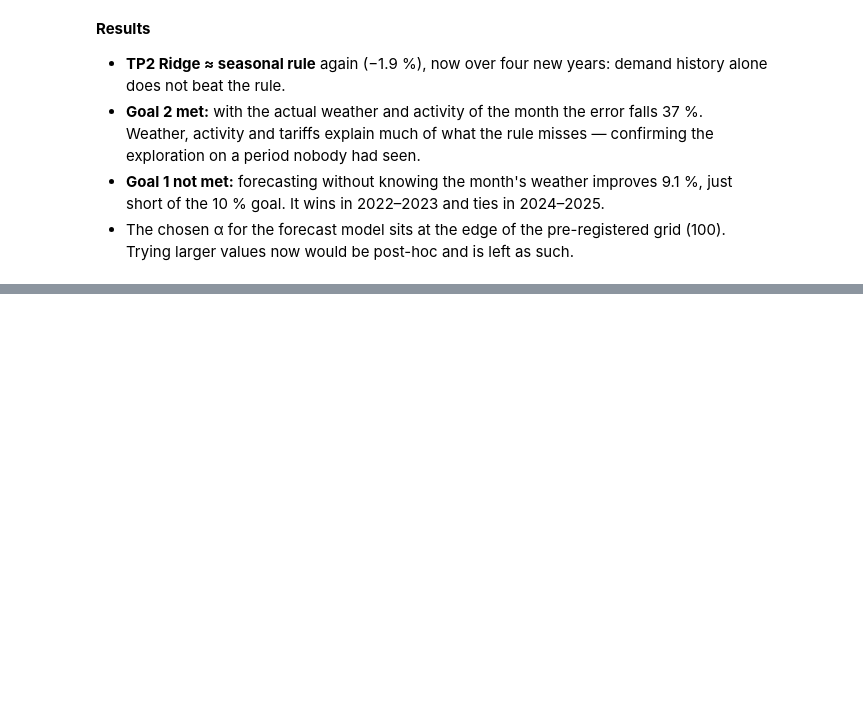
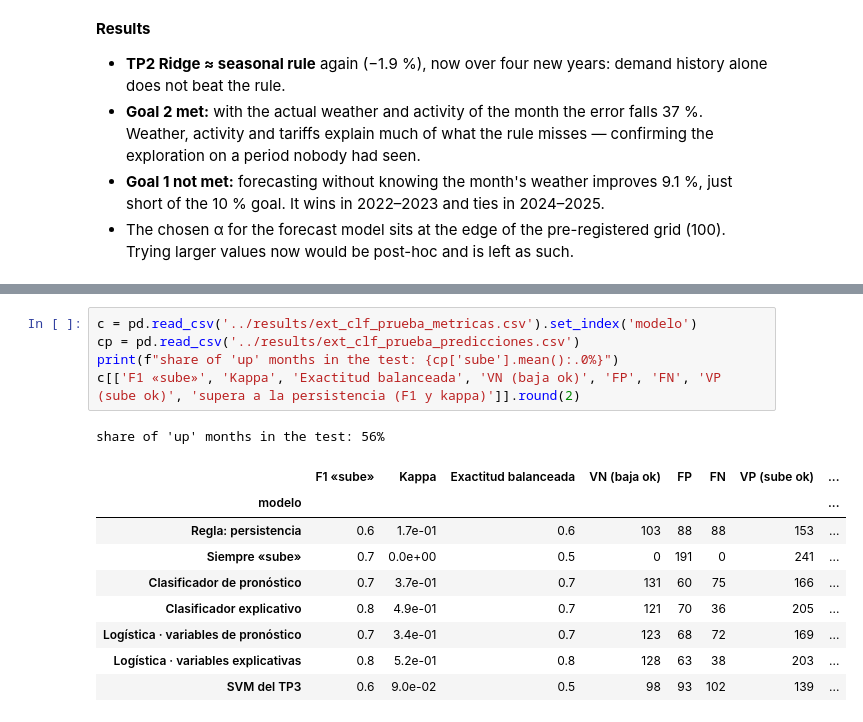
Before and after one commit to alem123q/cammesa-demanda-app, a Jupyter notebook: notebooks/06_evaluation_2022_2025.ipynb, the cells around one changed output, grey strips where cells are left out. Cells and saved outputs as stored; diff of their text form; blank space fills up the shorter version.

```diff
--- a/notebooks/06_evaluation_2022_2025.ipynb
+++ b/notebooks/06_evaluation_2022_2025.ipynb
@@ -85,0 +90,16 @@ fig.savefig(FIG + 'fig07_eval_total.png'); plt.show()
+# %%
+c = pd.read_csv('../results/ext_clf_prueba_metricas.csv').set_index('modelo')
+cp = pd.read_csv('../results/ext_clf_prueba_predicciones.csv')
+print(f"share of 'up' months in the test: {cp['sube'].mean():.0%}")
+c[['F1 «sube»', 'Kappa', 'Exactitud balanceada', 'VN (baja ok)', 'FP', 'FN', 'VP (sube ok)', 'supera a la persistencia (F1 y kappa)']].round(2)
+# %% [output]
+share of 'up' months in the test: 56%
+|  | F1 «sube» | Kappa | Exactitud balanceada | VN (baja ok) | FP | FN | VP (sube ok) | ... |
+| modelo |  |  |  |  |  |  |  | ... |
+| Regla: persistencia | 0.6 | 1.7e-01 | 0.6 | 103 | 88 | 88 | 153 | ... |
+| Siempre «sube» | 0.7 | 0.0e+00 | 0.5 | 0 | 191 | 0 | 241 | ... |
+| Clasificador de pronóstico | 0.7 | 3.7e-01 | 0.7 | 131 | 60 | 75 | 166 | ... |
+| Clasificador explicativo | 0.8 | 4.9e-01 | 0.7 | 121 | 70 | 36 | 205 | ... |
+| Logística · variables de pronóstico | 0.7 | 3.4e-01 | 0.7 | 123 | 68 | 72 | 169 | ... |
+| Logística · variables explicativas | 0.8 | 5.2e-01 | 0.8 | 128 | 63 | 38 | 203 | ... |
+| SVM del TP3 | 0.6 | 9.0e-02 | 0.5 | 98 | 93 | 102 | 139 | ... |
```
Also changed, not shown: parts of 3 cells of this notebook, 2 other files.
